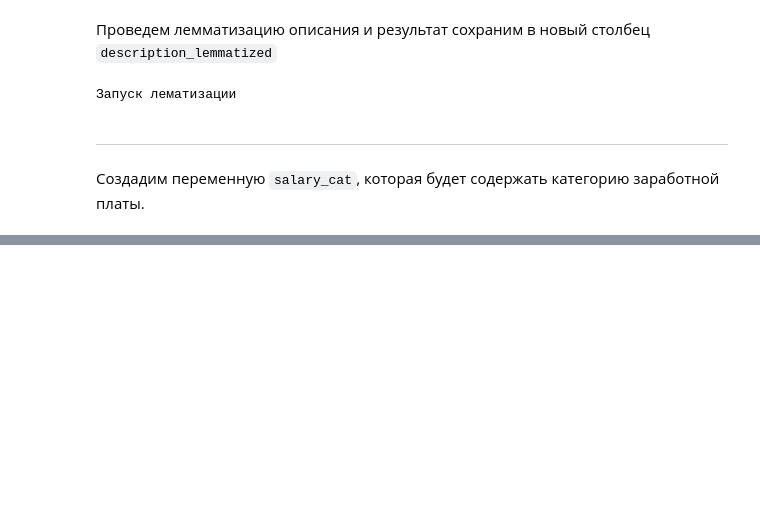
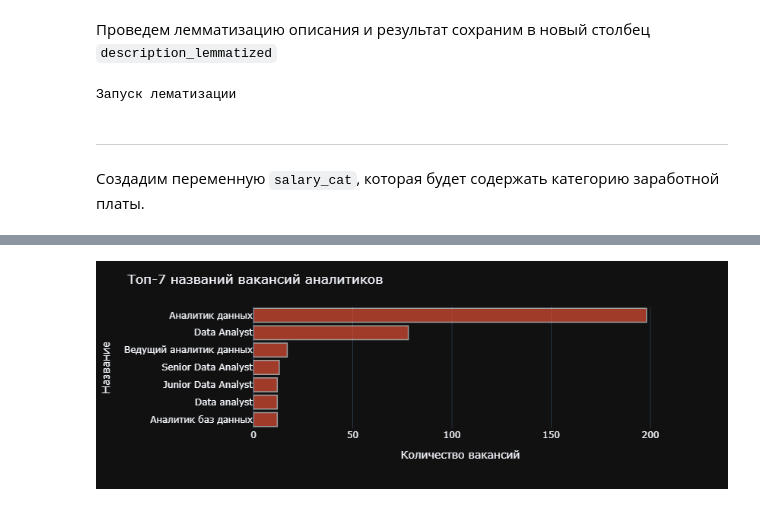
Before and after one commit to KuBaN658/vacancy_analysis, a Jupyter notebook: vacancy_analysis.ipynb, the cells around one changed output, grey strips where cells are left out. Saved outputs shown, nothing was run; the diff lists cells and outputs as text; code cells hidden in the pictures; blank space fills up the shorter version.

```diff
--- a/vacancy_analysis.ipynb
+++ b/vacancy_analysis.ipynb
@@ -395,0 +446,42 @@ Name: count, dtype: int64
+# %%
+def plot_discrete(name_type: str,
+                  top_n: int,
+                  feature,
+                  *,
+                  rus_feature,
+                  title_text,
+                  data=vacancies,
+                  color='#FF563A',
+                  width=800,
+                  height=800,
+                  top=True
+                 ) -> None:
+    top_name = (
+        data[data.name_type == name_type]
+        [feature].value_counts()[:top_n]
+        .reset_index()
+        .sort_values(by='count')
+        .rename(columns={'count': 'Количество вакансий', feature: rus_feature})
+    )
+
+    fig = px.bar(top_name, 'Количество вакансий', rus_feature, orientation='h')
+
+    fig.update_traces(marker_color=color, marker_line_color='#FFFFFF',
+                      marker_line_width=1.5, opacity=0.6)
+
+    fig.update_layout(
+        height=height, width=width,
+        title_text=title_text,
+        showlegend=False,
+        template="plotly_dark",
+    )
+    fig.show()
+# %%
+plot_discrete(
+    'da', 7, 'name',
+    rus_feature='Название',
+    title_text='Топ-7 названий вакансий аналитиков',
+    height=300
+)
+# %% [output]
+[figure, added]
```
Also changed, not shown: parts of 57 cells of this notebook, 6 other files.
